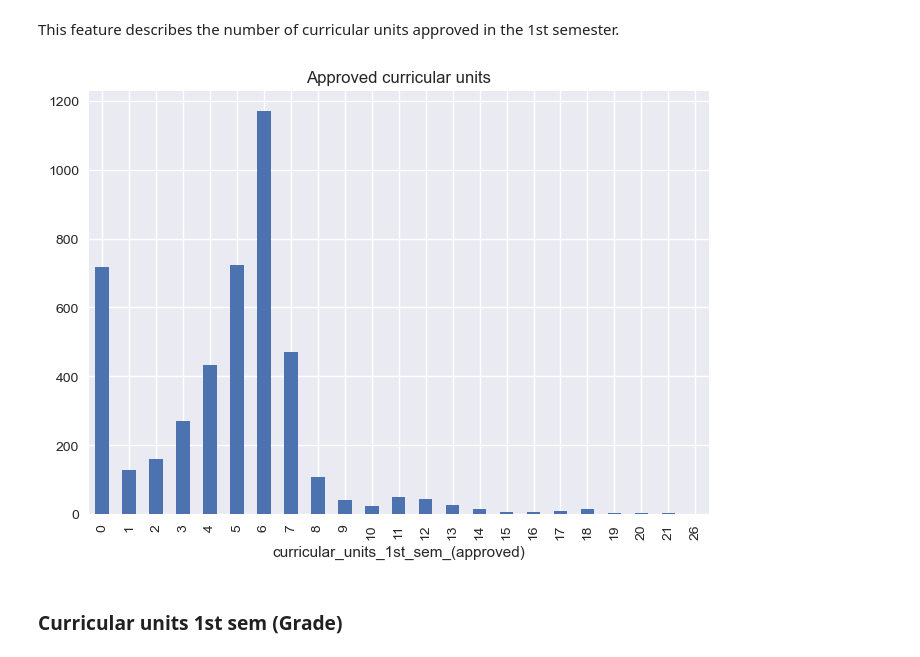
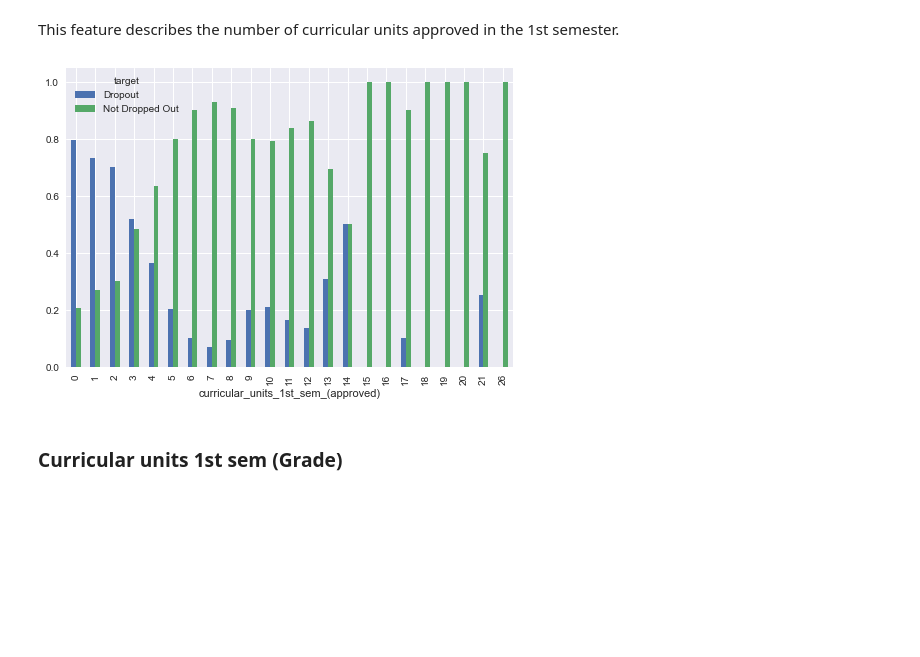
Before and after one commit to AndreJacobsPy/ai-academy-capstone, a Jupyter notebook: exploration.ipynb, the cells around one changed output. Cells and saved outputs as stored; diff of their text form; code cells hidden in the pictures; blank space fills up the shorter version.

```diff
--- a/exploration.ipynb
+++ b/exploration.ipynb
@@ -1159,11 +1178,11 @@ Name: count, dtype: int64
 # %% [markdown]
 This feature describes the number of curricular units approved in the 1st semester.
 # %%
-df["curricular_units_1st_sem_(approved)"].value_counts().sort_index().plot(kind="bar")
-plt.title("Approved curricular units")
+approved_curricular_units_1st_df = binary_df.copy()
+group_data_for_plotting(approved_curricular_units_1st_df, "curricular_units_1st_sem_(approved)").plot(kind="bar")
 plt.show()
 # %% [output]
-[figure, old version]
+[figure, new version]
 # %% [markdown]
 ### Curricular units 1st sem (Grade) <a class="anchor" id="twenty-sixth-bullet">
 # %%
```
Also changed, not shown: parts of 23 cells of this notebook, 3 other files.
